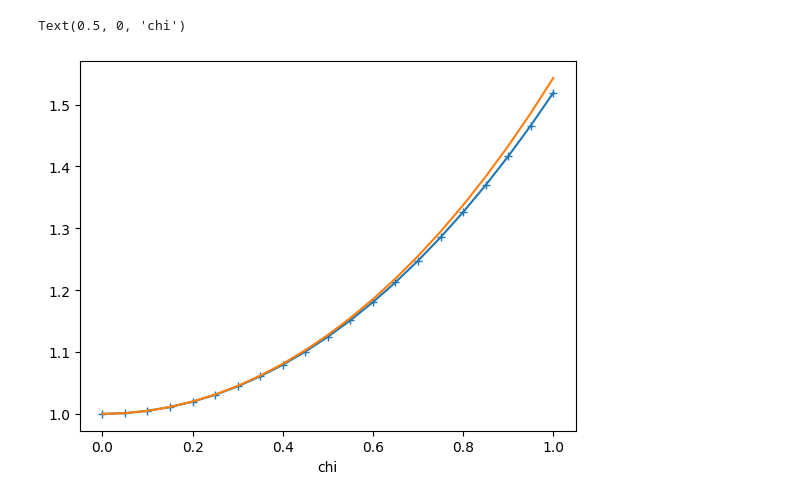
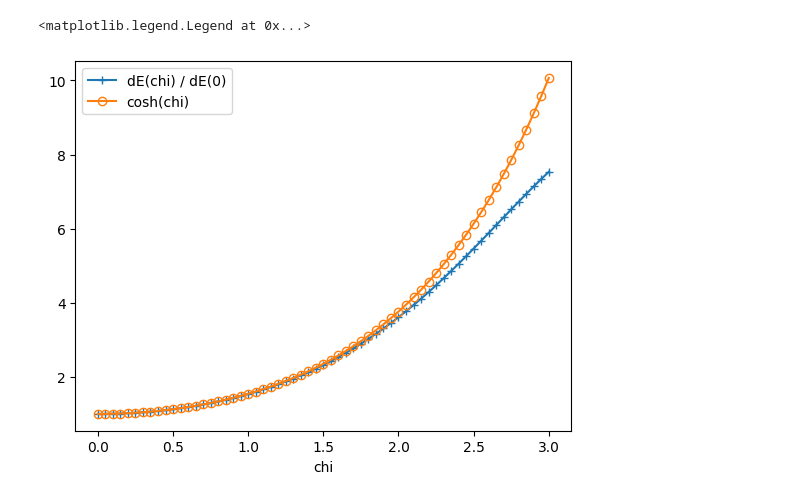
Before and after one commit to marekrams/pdf, a Jupyter notebook: test_boost.ipynb, the cells around one changed output. Saved outputs shown, nothing was run; the diff lists cells and outputs as text; code cells hidden in the pictures.

```diff
--- a/test_boost.ipynb
+++ b/test_boost.ipynb
@@ -11,11 +9,14 @@ import yastn
 import yastn.tn.mps as mps
 # %%
 g = 1
-v, Q = 1, 1
-N = 128
-D = 64
-a = 0.25
+t, v, Q = 0, 1, 0
+N = 512
+D = 128
+a = 0.125
+#
 m = 0.5
+#
+ops = yastn.operators.SpinlessFermions(sym='U1', tensordot_policy='no_fusion')
 #
 glob_path = os.path.join(os.path.abspath(""), "./results_fermions/g=1.0000/**/ex/**/state_D=*.npy")
 fnames = glob.glob(glob_path, recursive=True)
@@ -24,11 +25,15 @@ fex = sorted([fname for fname in fnames if all(x in fname for x in ["/g=1.0000/"
 glob_path = os.path.join(os.path.abspath(""), "./results_fermions/g=1.0000/**/gs/**/state_D=*.npy")
 fnames = glob.glob(glob_path, recursive=True)
 fgs = sorted([fname for fname in fnames if all(x in fname for x in ["/g=1.0000/", f"{N=}", f"{a=:0.4f}", f"{D=}"])])
-
+#
+glob_path = os.path.join(os.path.abspath(""), "./results_fermions/g=1.0000/**/ex/**/state_D=*_boosted.npy")
+fnames = glob.glob(glob_path, recursive=True)
+fbt = sorted([fname for fname in fnames if all(x in fname for x in ["/g=1.0000/", f"{N=}", f"{a=:0.4f}", f"{D=}"])])
+#
 def fn_mass(fns, **kwargs):
-    return [x for x in fns if all( f"{k}={v}" in x for k, v in kwargs.items()) ][0]
-
-ops = yastn.operators.SpinlessFermions(sym='U1', tensordot_policy='no_fusion')
+    return [x for x in fns if all( f"{k}={v}" in x for k, v in kwargs.items())][0]
+#
 d_ex = np.load(fn_mass(fex, m=m), allow_pickle=True).item()
 d_gs = np.load(fn_mass(fgs, m=m), allow_pickle=True).item()
+d_boost = np.load(fn_mass(fbt, m=m), allow_pickle=True).item()
 # %%
@@ -89,8 +56,10 @@ for info in evol:
 # %%
-dE = np.array(EE).real - E_gs
-plt.plot(chis, dE / dE[0], '-+')
-plt.plot(chis, np.cosh(chis))
+chis = d_boost['chis']
+dE = np.array(d_boost['energy']).real - E_gs
+plt.plot(chis, dE / dE[0], '-+', label='dE(chi) / dE(0)')
+plt.plot(chis, np.cosh(chis), '-o', fillstyle='none', label='cosh(chi)')
 plt.xlabel("chi")
+plt.legend()
 # %% [output]
-Text(0.5, 0, 'chi')
+<matplotlib.legend.Legend at 0x...>
-[figure, old version]
+[figure, new version]
```
Also changed, not shown: parts of 7 cells of this notebook, 53 other files.
